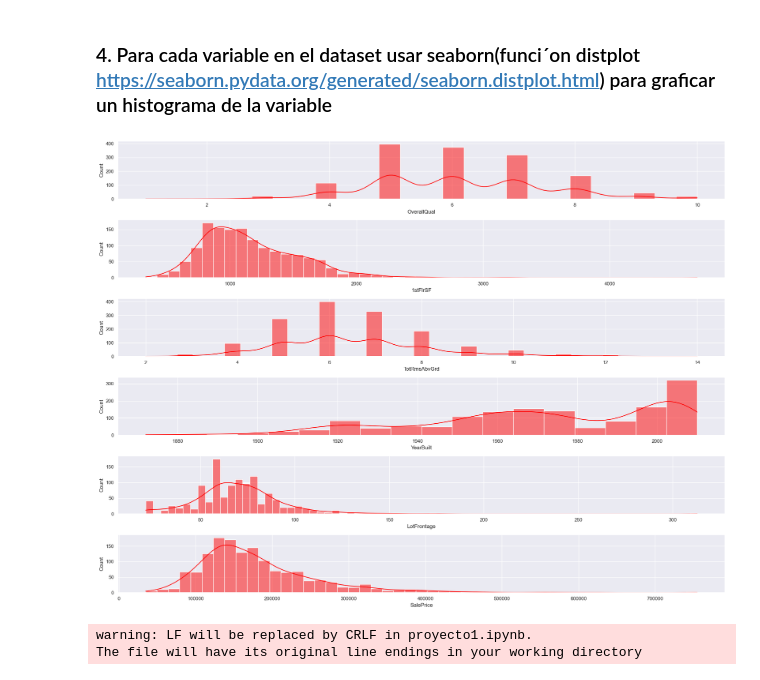
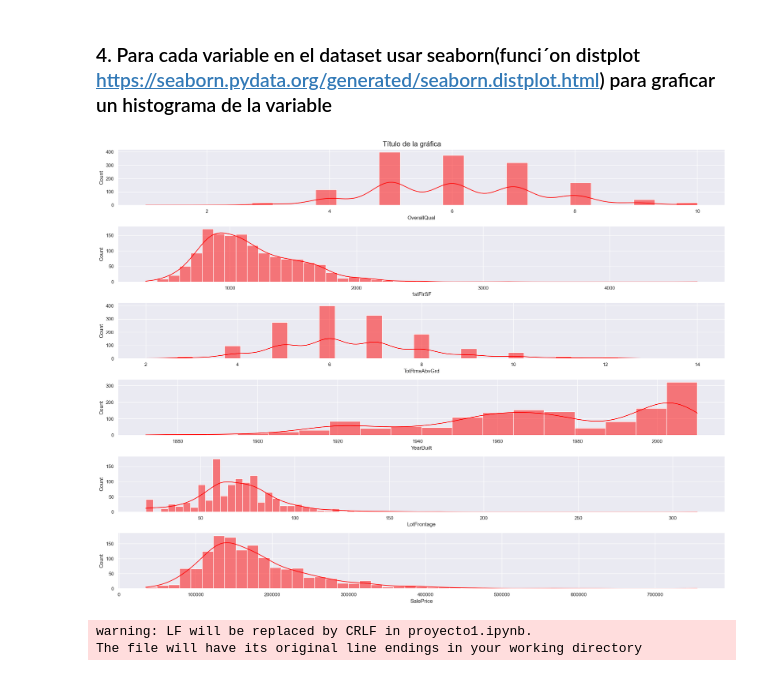
Before and after one commit to ronaldbailey/Proyecto-1---Regresi-n-con-Progra-, a Jupyter notebook: proyecto1.ipynb, the cells around one changed output. Drawn from its saved outputs; the diff is of its cells as text; code cells hidden in the pictures.

```diff
--- a/proyecto1.ipynb
+++ b/proyecto1.ipynb
@@ -530,23 +530,25 @@ for columna in data.columns:
 # %%
 import pandas as pd
 import seaborn as sns
 import matplotlib.pyplot as plt
 
 # crear figura y subplots
 
 def hsitograma(data):
     fig, axs = plt.subplots(nrows=len(data.columns), figsize=(20,15))
+
     for i, columna in enumerate(data.columns):
         sns.histplot(data[columna],ax=axs[i-1],kde=True,color='red')
+    fig.suptitle('Título de la gráfica', fontsize=16)
     # ajustar espacios entre subplots
     plt.tight_layout()
     pass
 # mostrar figura
 #plt.show()
 
 hsitograma(data)
 # %% [output]
-[figure, old version]
+[figure, new version]
 # %%
 !git add .
 !git commit -m "Histogramas en seaborn"
```
Also changed, not shown: parts of 1 cell of this notebook, 1 other file.
